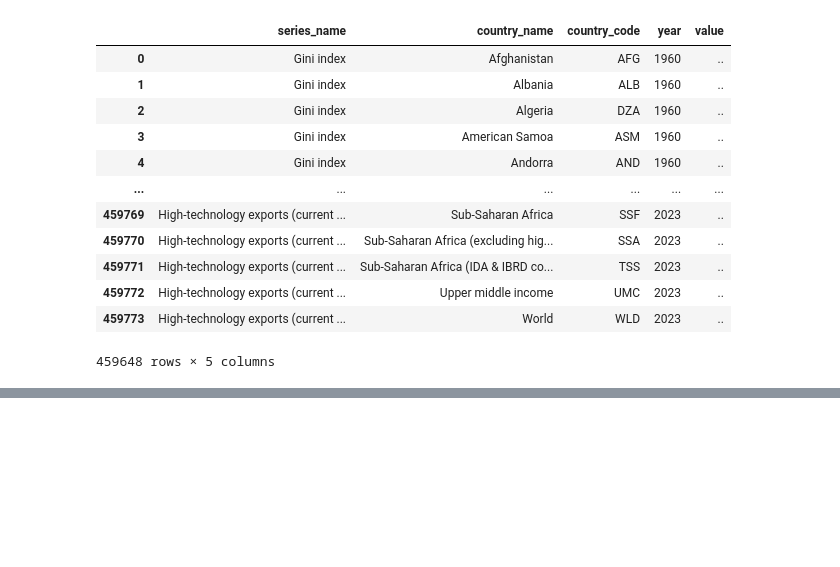
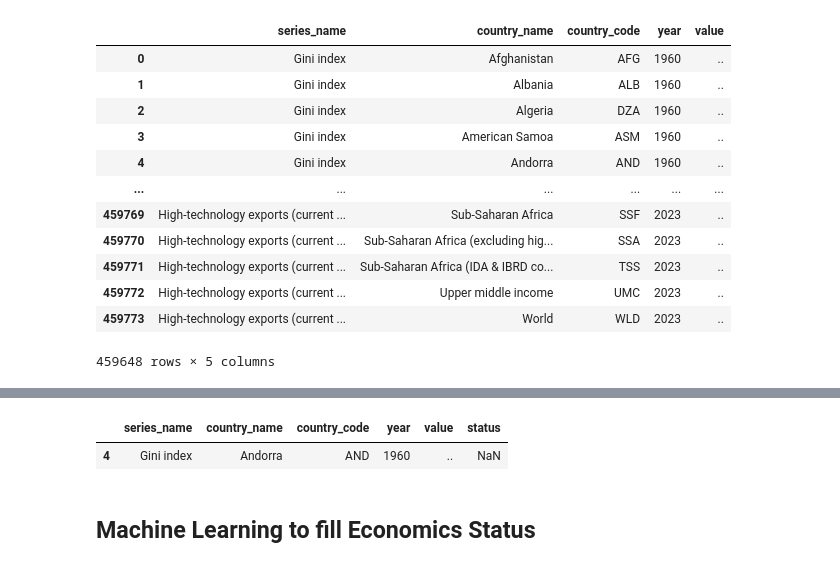
Before and after one commit to Kittisak-M/Bridging-the-Gap-Enhancing-Life-Quality-in-Thailand, a Jupyter notebook: Analysis.ipynb, the cells around one changed output, grey strips where cells are left out. Drawn from its saved outputs; the diff is of its cells as text; code cells hidden in the pictures; blank space fills up the shorter version.

```diff
--- a/Analysis.ipynb
+++ b/Analysis.ipynb
@@ -140,4 +139,11 @@ ct_status.columns = ct_status.columns.str.lower()
 
 # Join to get economy status
 cleansed_data = pd.merge(melted_data,ct_status, how='left',on='country_name')
+# %%
+cleansed_data.loc[(cleansed_data['series_name'] == 'Gini index') & (cleansed_data['country_name'] == 'Andorra') & (cleansed_data['year'] == 1960)]
+# %% [output]
+|  | series_name | country_name | country_code | year | value | status |
+| 4 | Gini index | Andorra | AND | 1960 | .. | NaN |
+# %% [markdown]
+## Machine Learning to fill Economics Status
 # %%
```
Also changed, not shown: parts of 29 cells of this notebook, 2 other files.
